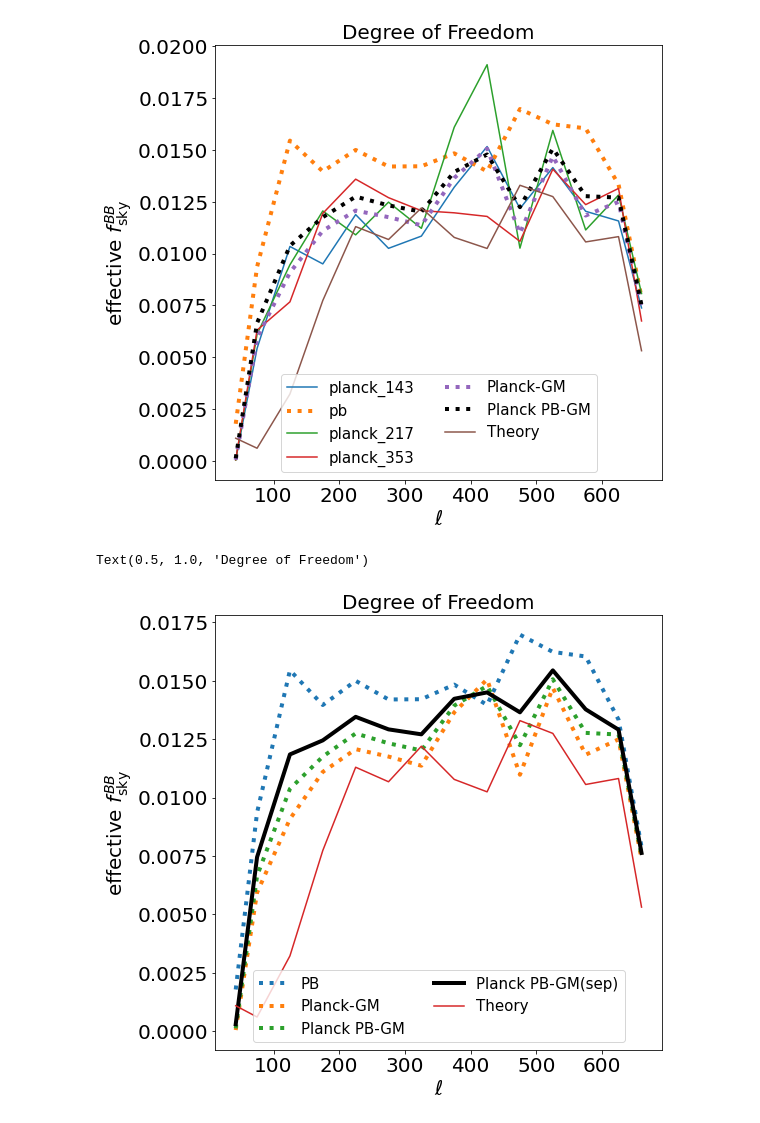
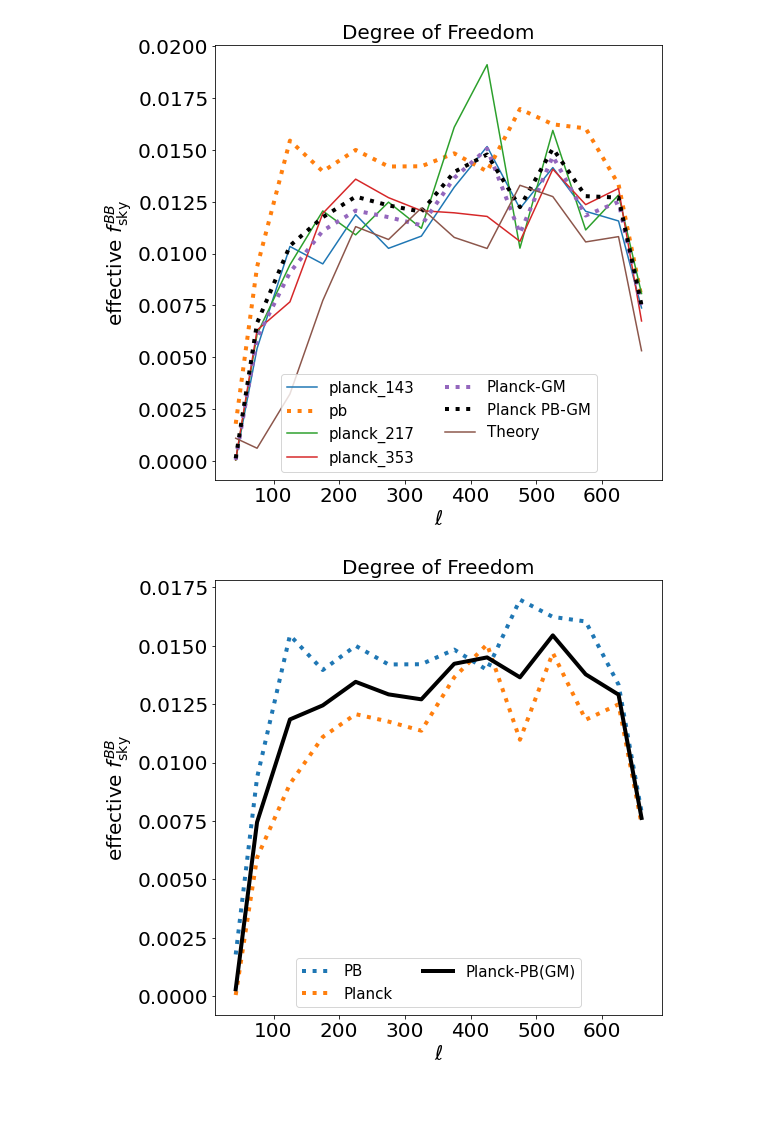
Before and after one commit to antolonappan/PB_LP_final, a Jupyter notebook: z_input.ipynb, the cells around one changed output. Drawn from its saved outputs; the diff is of its cells as text; code cells hidden in the pictures.

```diff
--- a/z_input.ipynb
+++ b/z_input.ipynb
@@ -162,16 +162,16 @@ Text(0.5, 1.0, 'Degree of Freedom')
 # %%
 plt.figure(figsize=(8,8))
 plt.plot(binsbmid, dof['pb']/dofbin,label="PB",lw=4,ls=':')
-plt.plot(binsbmid,planck/dofbin,label="Planck-GM",lw=4,ls=':')
-plt.plot(binsbmid,planck_pb/dofbin,label="Planck PB-GM",lw=4,ls=':')
-plt.plot(binsbmid,np.sqrt(planck*dof['pb'])/dofbin,label="Planck PB-GM(sep)",c='k',lw=4,)
-plt.plot(binsbmid, dofsBB/dofbin,label='Theory')
+plt.plot(binsbmid,planck/dofbin,label="Planck",lw=4,ls=':')
+#plt.plot(binsbmid,planck_pb/dofbin,label="Planck PB-GM",lw=4,ls=':')
+plt.plot(binsbmid,np.sqrt(planck*dof['pb'])/dofbin,label="Planck-PB(GM)",c='k',lw=4,)
+#plt.plot(binsbmid, dofsBB/dofbin,label='Theory')
 plt.legend(ncol=2,fontsize='15',loc='lower center')
 plt.xlabel('$\ell$',fontsize='20')
 plt.ylabel('effective $f_\mathdefault{sky}^{BB}$',fontsize='20')
 plt.xticks(fontsize='20')
 plt.yticks(fontsize='20')
 plt.title('Degree of Freedom',fontsize='20')
+plt.savefig('dof.png',bbox_inches='tight')
 # %% [output]
-Text(0.5, 1.0, 'Degree of Freedom')
-[figure, old version]
+[figure, new version]
```
Also changed, not shown: 12 other files.
